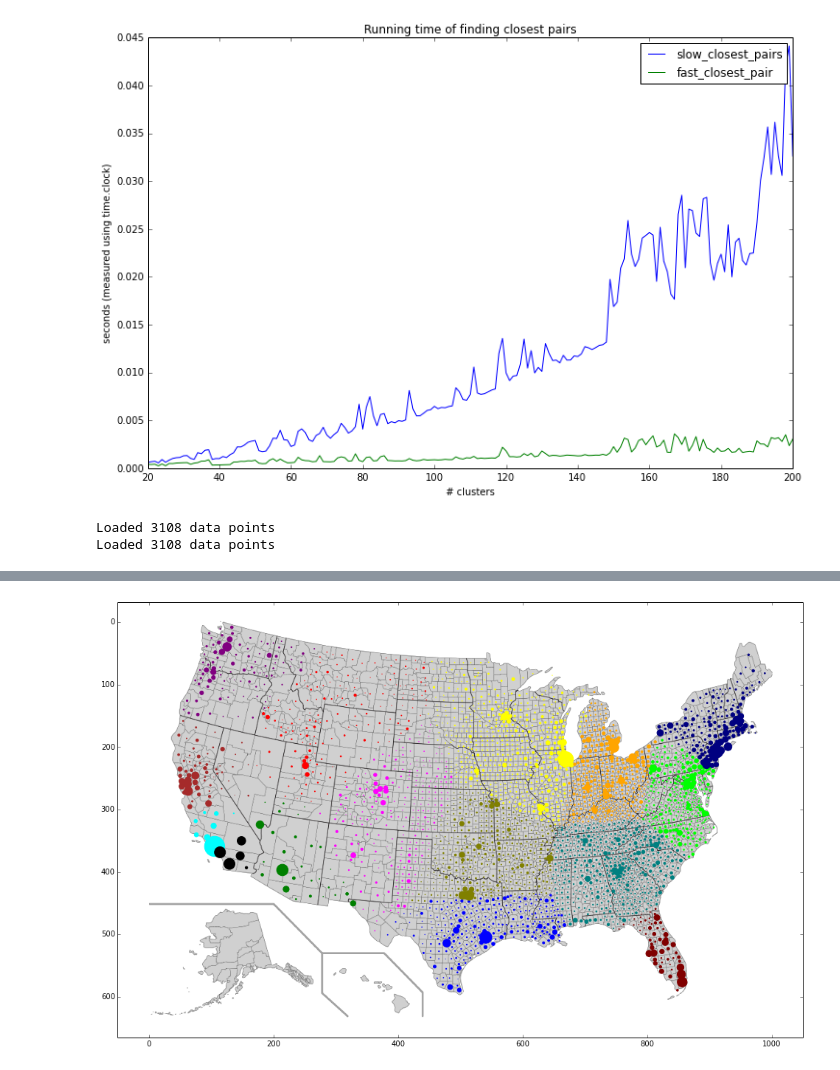
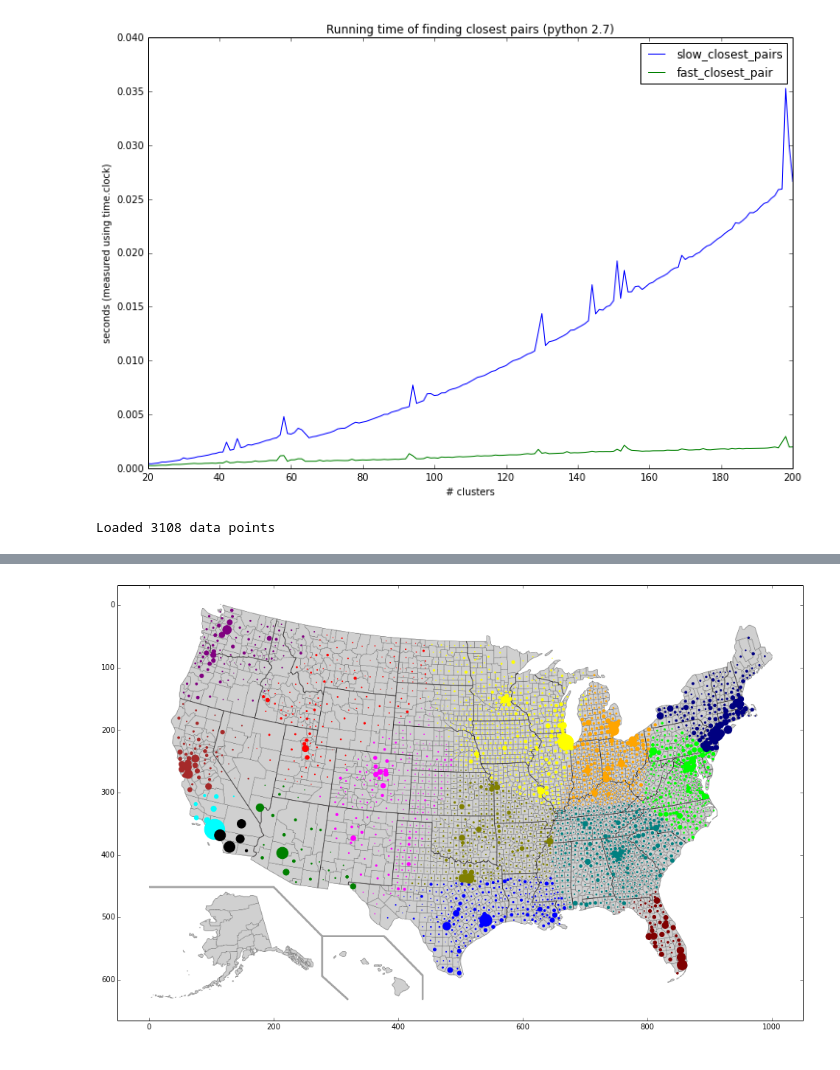
Before and after one commit to kmerenkov/algorithmic-thinking, a Jupyter notebook: homework 3 project correct.ipynb, the cells around one changed output, grey strips where cells are left out. Drawn from its saved outputs; the diff is of its cells as text; code cells hidden in the pictures.

Commit message:
Added python version to app 3 quetion 2 img

```diff
--- a/homework 3 project correct.ipynb
+++ b/homework 3 project correct.ipynb
@@ -350,31 +350,31 @@ def gen_random_clusters(num_clusters):
 # %%
 import time
 slow = []
 fast = []
 for n in range(20, 201):
     clusters = gen_random_clusters(n)
     d1 = time.time()
     slow_closest_pairs(clusters)
     d2 = time.time()
     delta = d2 - d1
     slow.append(delta)
 
     d1 = time.time()
     fast_closest_pair(clusters)
     d2 = time.time()
     delta = d2 - d1
     fast.append(delta)
 
 
-plt.title("Running time of finding closest pairs")
+plt.title("Running time of finding closest pairs (python 2.7)")
 plt.xlabel("# clusters")
 plt.ylabel("seconds (measured using time.clock)")
 plt.plot(range(20, 201), slow, label='slow_closest_pairs')
 plt.plot(range(20, 201), fast, label='fast_closest_pair')
 plt.legend()
 plt.show()
 # %% [output]
-[figure, old version]
+[figure, new version]
 # %%
 import urllib2
 
@@ -451,7 +451,5 @@ def plot_clusters(data_table, cluster_list, draw_clusters = True):
 # question 2
 dt = load_data_table(DATA_3108)
 clusters = clusterize_data_table(dt)
-hc = hierarchical_clustering(clusters, 15)
 # %% [output]
 Loaded 3108 data points
-Loaded 3108 data points
```
Also changed, not shown: parts of 7 cells of this notebook, 1 other file.
